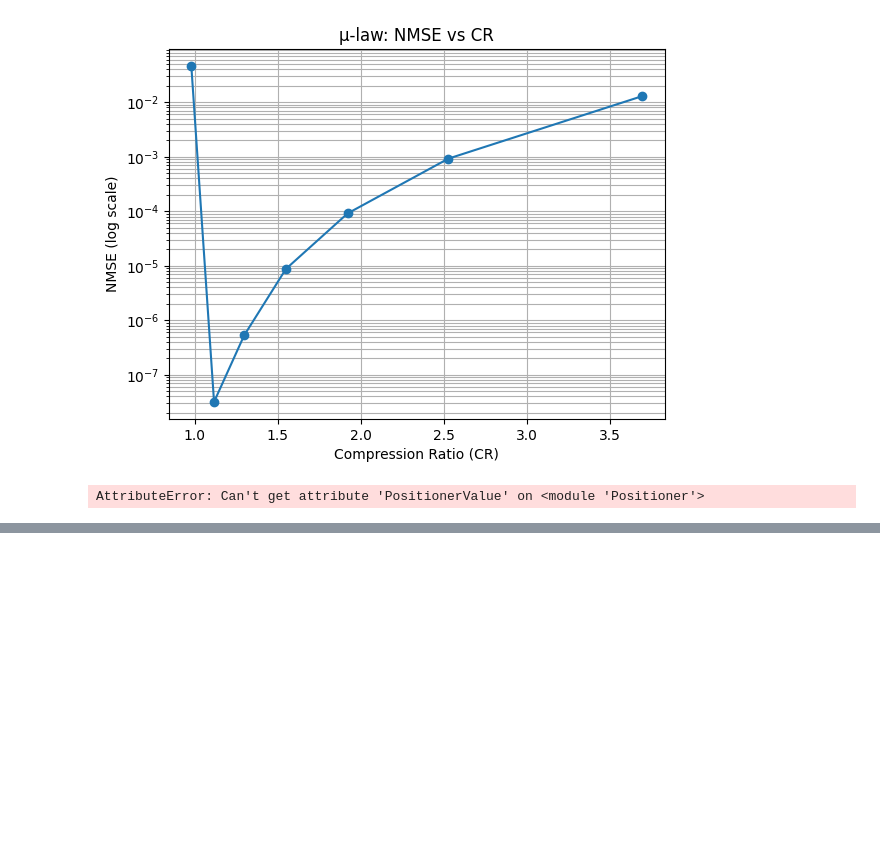
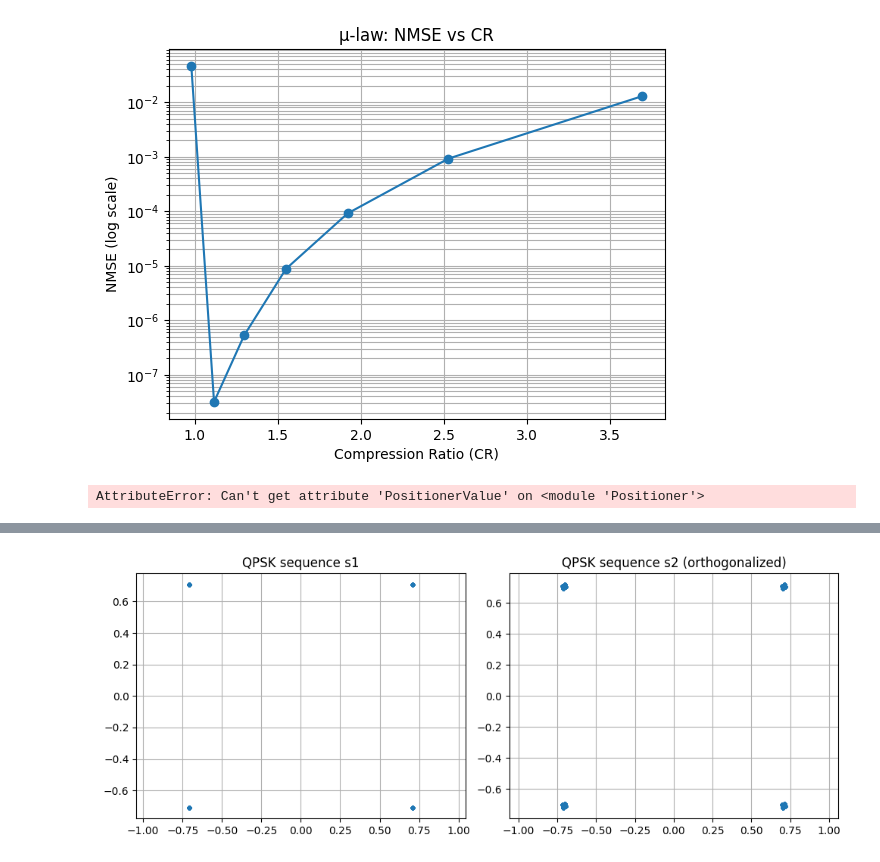
Before and after one commit to Agata872/Low_signal_resolution_extended, a Jupyter notebook: QPSK/validate.ipynb, the cells around one changed output, grey strips where cells are left out. Saved outputs shown, nothing was run; the diff lists cells and outputs as text; code cells hidden in the pictures; blank space fills up the shorter version.

```diff
--- a/QPSK/validate.ipynb
+++ b/QPSK/validate.ipynb
@@ -480,3 +480,88 @@ for i, p in enumerate(positions[:5]):
     print(f"[{i}] x={x}, y={y}, z={z}, t={t}")
 # %% [output]
 AttributeError: Can't get attribute 'PositionerValue' on <module 'Positioner'>
+# %%
+import numpy as np
+import matplotlib.pyplot as plt
+
+# =========================
+# Parameters
+# =========================
+L = 4096                 # sequence length (recommend >= 2048)
+SEED = 1234              # reproducible
+OUT1 = "tx1.bin"
+OUT2 = "tx2.bin"
+
+rng = np.random.default_rng(SEED)
+
+# =========================
+# QPSK symbol generator
+# =========================
+def gen_qpsk(N, rng):
+    """
+    Generate QPSK symbols with unit power:
+    symbols in {±1 ± j}/sqrt(2)
+    """
+    bits = rng.integers(0, 4, size=N)
+    mapping = {
+        0:  1 + 1j,
+        1:  1 - 1j,
+        2: -1 + 1j,
+        3: -1 - 1j,
+    }
+    s = np.array([mapping[b] for b in bits], dtype=np.complex128)
+    s /= np.sqrt(2)   # unit power
+    return s
+
+# =========================
+# Generate two QPSK streams
+# =========================
+s1 = gen_qpsk(L, rng)
+s2 = gen_qpsk(L, rng)
+
+# =========================
+# Gram–Schmidt orthogonalization
+# =========================
+# Make s2 orthogonal to s1
+proj = np.vdot(s1, s2) / np.vdot(s1, s1)
+s2_orth = s2 - proj * s1
+
+# Normalize both to unit power
+s1 = s1 / np.sqrt(np.mean(np.abs(s1)**2))
+s2 = s2_orth / np.sqrt(np.mean(np.abs(s2_orth)**2))
+
+# =========================
+# Check orthogonality
+# =========================
+corr = np.vdot(s1, s2)
+print(f"Inner product <s1, s2> = {corr:.3e}")
+print(f"|<s1, s2>| / L = {np.abs(corr)/L:.3e}")
+
+# =========================
+# Save to binary files
+# =========================
+s1.astype(np.complex64).tofile(OUT1)
+s2.astype(np.complex64).tofile(OUT2)
+
+print(f"Saved {OUT1} and {OUT2} as complex64, length={L}")
+
+# =========================
+# Optional: visualize constellations
+# =========================
+plt.figure(figsize=(10,4))
+
+plt.subplot(1,2,1)
+plt.scatter(np.real(s1[:200]), np.imag(s1[:200]), s=10)
+plt.title("QPSK sequence s1")
+plt.grid(True)
+plt.axis("equal")
+
+plt.subplot(1,2,2)
+plt.scatter(np.real(s2[:200]), np.imag(s2[:200]), s=10)
+plt.title("QPSK sequence s2 (orthogonalized)")
+plt.grid(True)
+plt.axis("equal")
+
+plt.tight_layout()
+plt.show()
+# %% [output]
@@ -482,0 +571 @@ AttributeError: Can't get attribute 'PositionerValue' on <module 'Positioner'>
+[figure, added]
```
Also changed, not shown: parts of 1 cell of this notebook.
